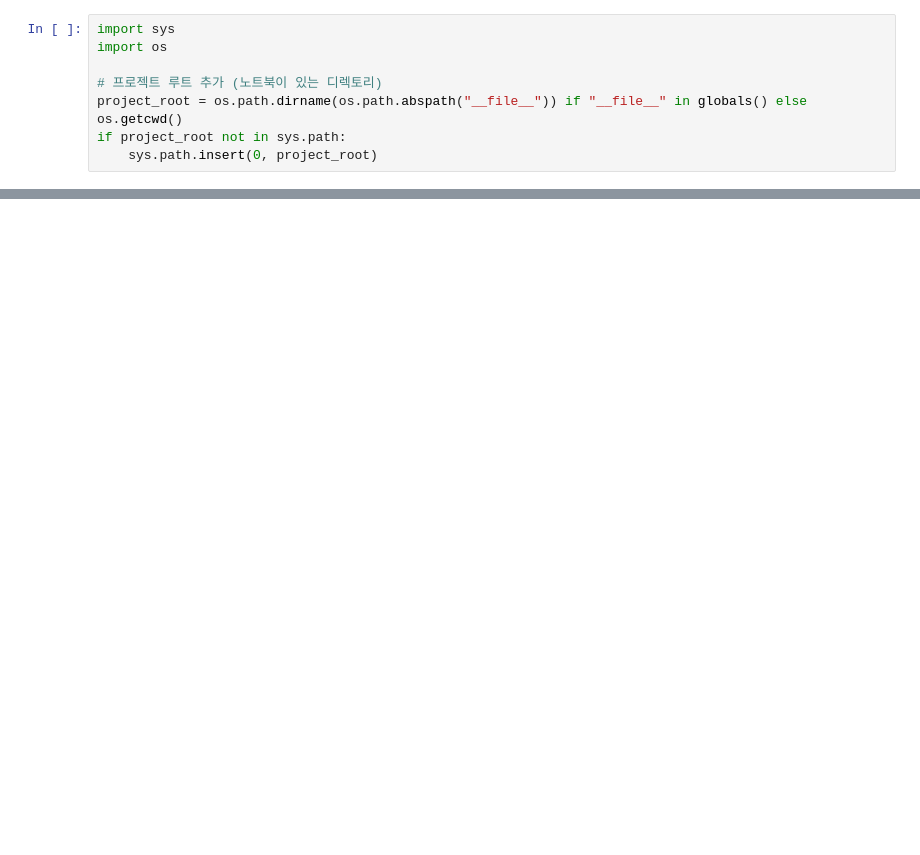
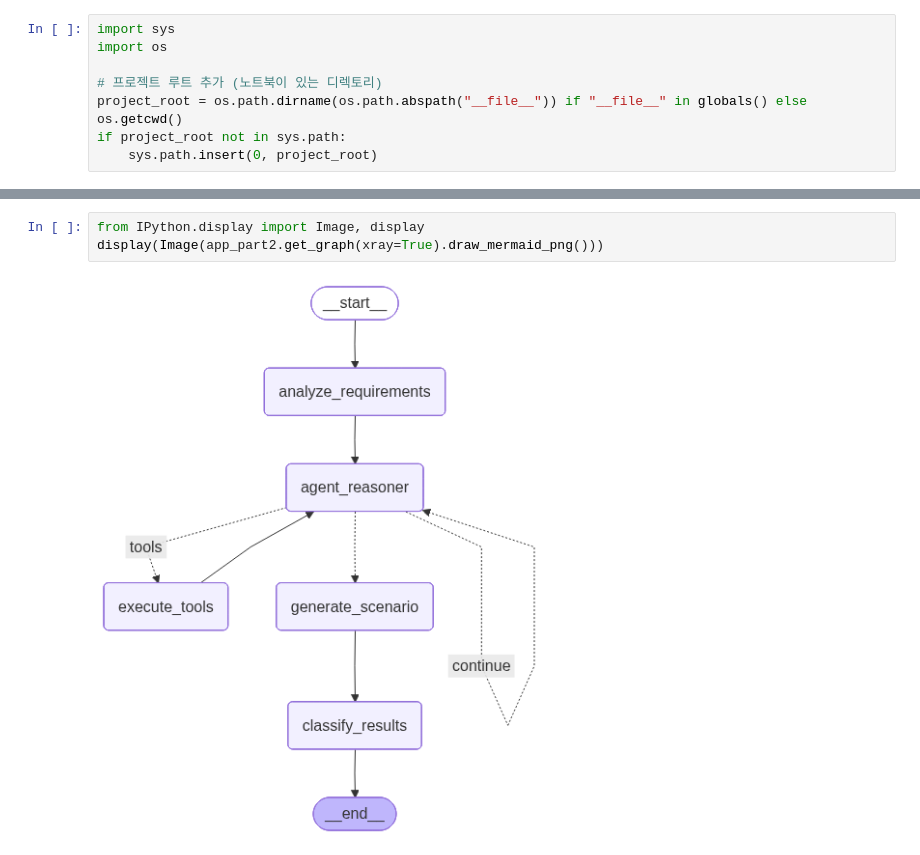
Before and after one commit to daehan00/generator, a Jupyter notebook: 데이터_분석_에이전트_그래프.ipynb, the cells around one changed output, grey strips where cells are left out. Cells and saved outputs as stored; diff of their text form; blank space fills up the shorter version.

```diff
--- a/데이터_분석_에이전트_그래프.ipynb
+++ b/데이터_분석_에이전트_그래프.ipynb
@@ -51,3 +45,8 @@ E0000 00:00:1760618269.046829 2518020 alts_credentials.cc:93] ALTS creds ignored
+# %%
+from IPython.display import Image, display
+display(Image(app_part2.get_graph(xray=True).draw_mermaid_png()))
+# %% [output]
+[figure, added]
 # %%
 try:
     initial_state = cast(AgentState, initial_state)
```
Also changed, not shown: parts of 5 cells of this notebook, 8 other files.
